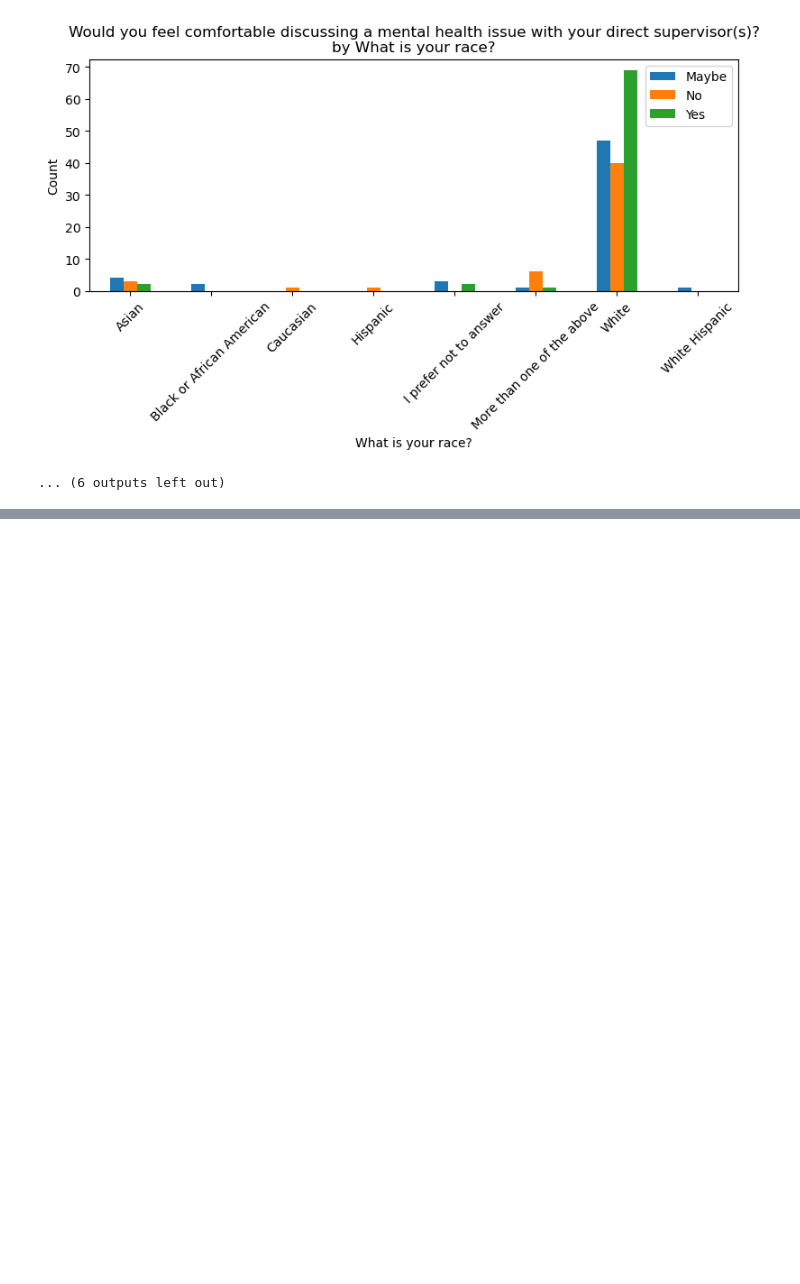
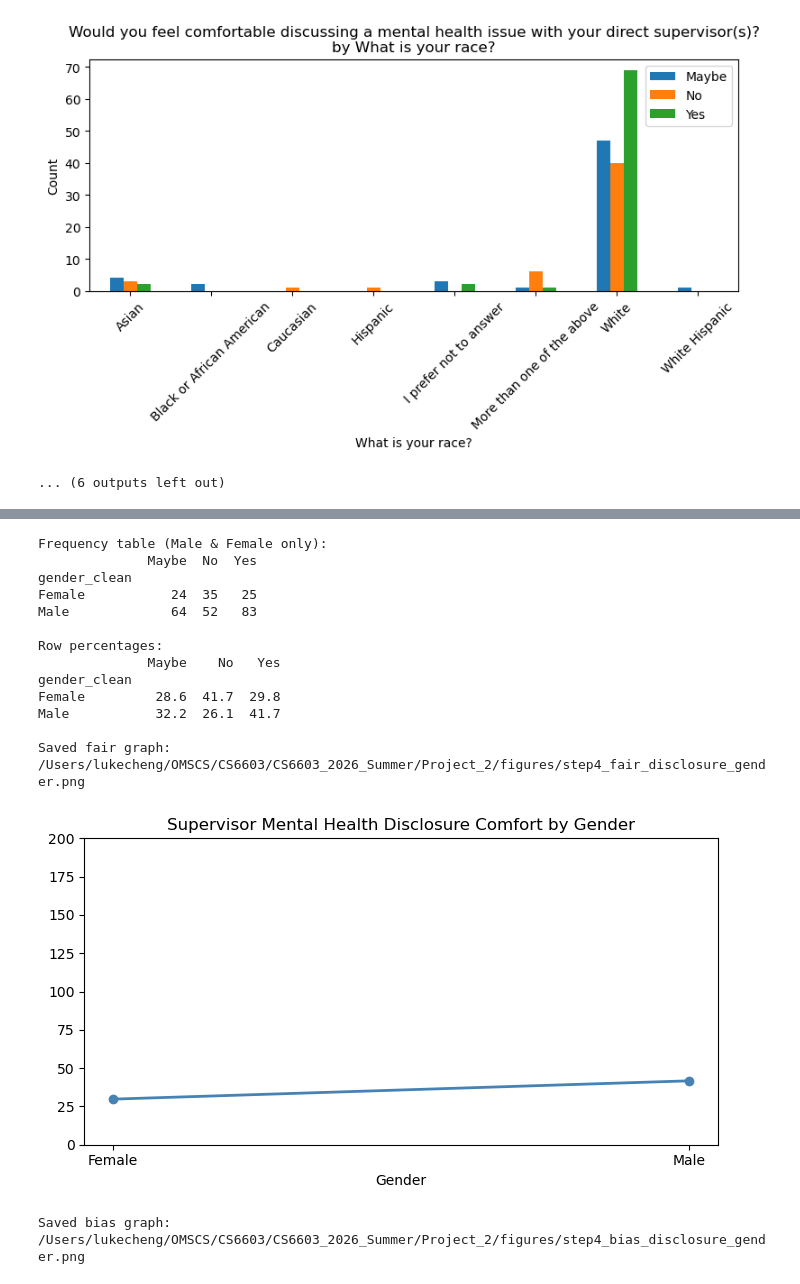
Before and after one commit to lukeckk/CS6603_2026_Summer, a Jupyter notebook: Project_2/notebook.ipynb, the cells around one changed output, grey strips where cells are left out. Saved outputs shown, nothing was run; the diff lists cells and outputs as text; code cells hidden in the pictures; blank space fills up the shorter version.

Commit message:
completed step 4

```diff
--- a/Project_2/notebook.ipynb
+++ b/Project_2/notebook.ipynb
@@ -337,0 +343,80 @@ Saved: /Users/lukecheng/OMSCS/CS6603/CS6603_2026_Summer/Project_2/figures/step3_
+# %%
+# Step 4 — Gender x supervisor disclosure comfort
+import os
+
+figures_dir = '/Users/lukecheng/OMSCS/CS6603/CS6603_2026_Summer/Project_2/figures'
+os.makedirs(figures_dir, exist_ok=True)
+
+disclosure_col = 'Would you feel comfortable discussing a mental health issue with your direct supervisor(s)?'
+
+step4 = df[['gender_clean', disclosure_col]].dropna().copy()
+step4 = step4[step4['gender_clean'].isin(['Male', 'Female'])]
+
+# Crosstab for reference
+freq = pd.crosstab(step4['gender_clean'], step4[disclosure_col])
+freq.columns.name = None
+print("Frequency table (Male & Female only):")
+print(freq)
+
+# Percentages used for manipulation
+pct = freq.div(freq.sum(axis=1), axis=0) * 100
+print("\nRow percentages:")
+print(pct.round(1))
+
+# --- FAIR GRAPH ---
+# Hypothesis: disclosure comfort is similar across genders
+# Manipulations: line chart; show only % "Yes"; inflated 0-200 y-axis flattens the line; no y-axis label
+fair_pct = pct['Yes']
+genders = fair_pct.index
+
+fig, ax = plt.subplots(figsize=(7, 4))
+ax.plot(genders, fair_pct.values, marker='o', linewidth=2, color='steelblue')
+ax.set_ylim(0, 200)  # larger max than 0-100 — same 12-pt gap looks even flatter
+ax.set_title('Supervisor Mental Health Disclosure Comfort by Gender')
+ax.set_xlabel('Gender')
+ax.set_ylabel('')  # no y-axis label hides that these are percentages
+ax.set_xticks(range(len(genders)))
+ax.set_xticklabels(genders)
+plt.tight_layout()
+fair_path = os.path.join(figures_dir, 'step4_fair_disclosure_gender.png')
+plt.savefig(fair_path, dpi=150, bbox_inches='tight')
+print(f"\nSaved fair graph: {fair_path}")
+plt.show()
+plt.close()
+
+# --- BIAS GRAPH ---
+# Hypothesis: women are less comfortable discussing mental health with supervisors
+# Manipulations: bar chart of % "No"; y-axis starts at 20 (truncated) to exaggerate gap; emphatic title
+bias_pct = pct['No']
+
+fig, ax = plt.subplots(figsize=(7, 4))
+bars = ax.bar(bias_pct.index, bias_pct.values, color=['#e74c3c', '#3498db'])
+ax.set_ylim(20, 50)  # baseline at 20% — bars look ~3.5x taller for Female vs Male
+ax.set_title('Women Report Higher Discomfort Discussing\nMental Health with Supervisors')
+ax.set_xlabel('Gender')
+ax.set_ylabel('% Respondents Who Said "No"')
+for bar, value in zip(bars, bias_pct.values):
+    ax.text(bar.get_x() + bar.get_width() / 2, bar.get_height() + 1,
+            f'{value:.1f}%', ha='center', fontsize=11)
+plt.tight_layout()
+bias_path = os.path.join(figures_dir, 'step4_bias_disclosure_gender.png')
+plt.savefig(bias_path, dpi=150, bbox_inches='tight')
+print(f"Saved bias graph: {bias_path}")
+plt.show()
+plt.close()
+# %% [output]
+Frequency table (Male & Female only):
+              Maybe  No  Yes
+gender_clean
+Female           24  35   25
+Male             64  52   83
+
+Row percentages:
+              Maybe    No   Yes
+gender_clean
+Female         28.6  41.7  29.8
+Male           32.2  26.1  41.7
+
+Saved fair graph: /Users/lukecheng/OMSCS/CS6603/CS6603_2026_Summer/Project_2/figures/step4_fair_disclosure_gender.png
+[figure, added]
+Saved bias graph: /Users/lukecheng/OMSCS/CS6603/CS6603_2026_Summer/Project_2/figures/step4_bias_disclosure_gender.png
```
Also changed, not shown: parts of 2 cells of this notebook, 2 other files.
